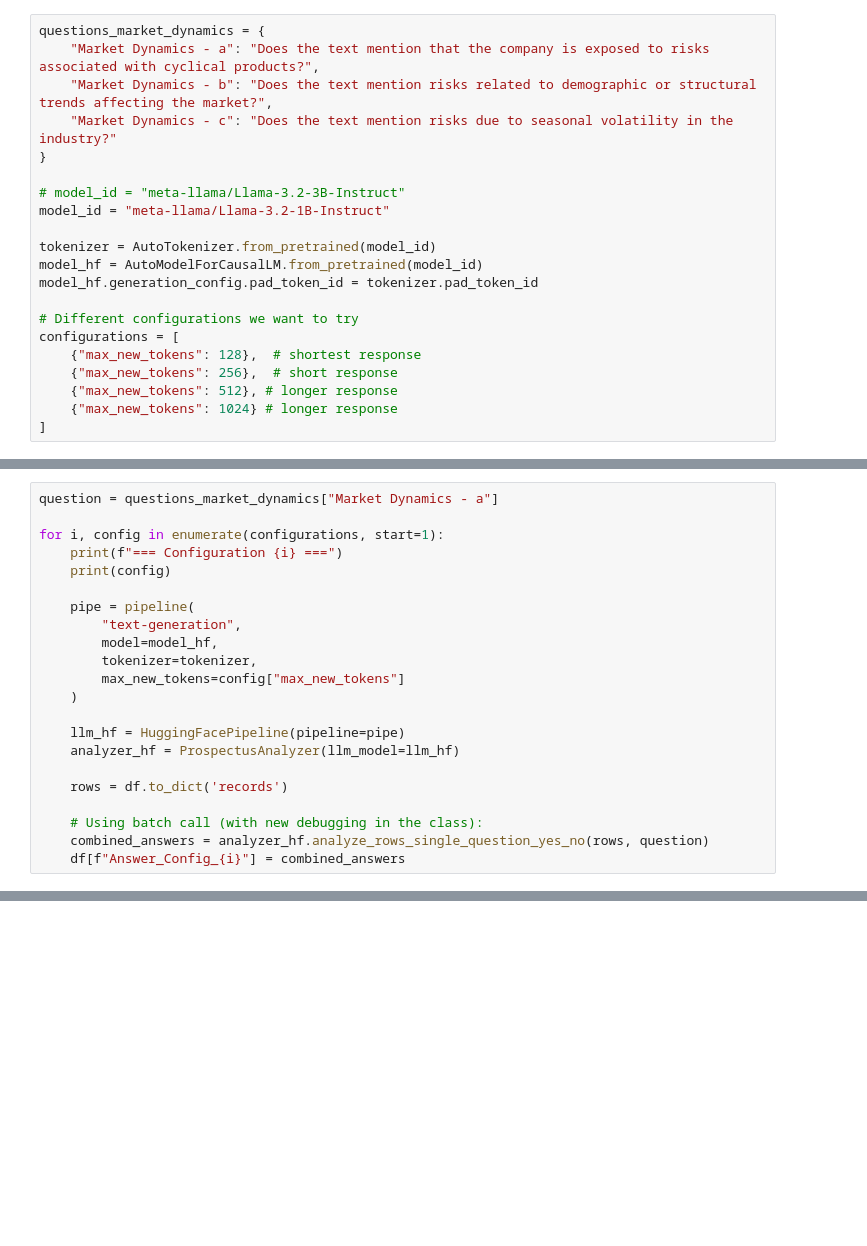
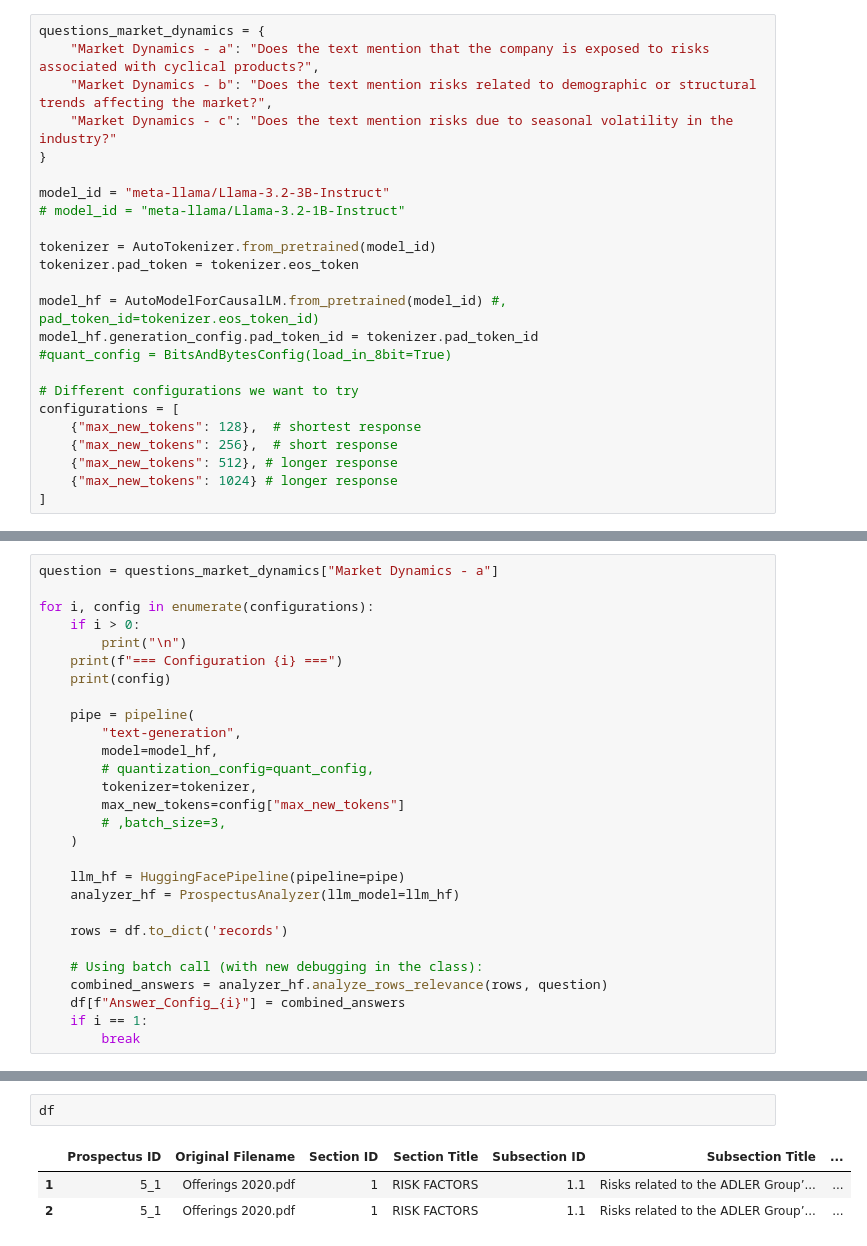
Before and after one commit to pierrehogenhaug/mester, a Jupyter notebook: notebooks/llm_pipeline.ipynb, the cells around one changed output, grey strips where cells are left out. Cells and saved outputs as stored; diff of their text form; blank space fills up the shorter version.

```diff
--- a/notebooks/llm_pipeline.ipynb
+++ b/notebooks/llm_pipeline.ipynb
@@ -36,12 +38,15 @@ questions_market_dynamics = {
     "Market Dynamics - c": "Does the text mention risks due to seasonal volatility in the industry?"
 }
 
-# model_id = "meta-llama/Llama-3.2-3B-Instruct"
-model_id = "meta-llama/Llama-3.2-1B-Instruct"
+model_id = "meta-llama/Llama-3.2-3B-Instruct"
+# model_id = "meta-llama/Llama-3.2-1B-Instruct"
 
 tokenizer = AutoTokenizer.from_pretrained(model_id)
-model_hf = AutoModelForCausalLM.from_pretrained(model_id)
+tokenizer.pad_token = tokenizer.eos_token
+
+model_hf = AutoModelForCausalLM.from_pretrained(model_id) #, pad_token_id=tokenizer.eos_token_id)
 model_hf.generation_config.pad_token_id = tokenizer.pad_token_id
+#quant_config = BitsAndBytesConfig(load_in_8bit=True)
 
 # Different configurations we want to try
 configurations = [
@@ -53,15 +79,19 @@ configurations = [
 # %%
 question = questions_market_dynamics["Market Dynamics - a"]
 
-for i, config in enumerate(configurations, start=1):
+for i, config in enumerate(configurations):
+    if i > 0:
+        print("\n")
     print(f"=== Configuration {i} ===")
     print(config)
 
     pipe = pipeline(
         "text-generation",
         model=model_hf,
+        # quantization_config=quant_config,
         tokenizer=tokenizer,
         max_new_tokens=config["max_new_tokens"]
+        # ,batch_size=3,
     )
 
     llm_hf = HuggingFacePipeline(pipeline=pipe)
@@ -70,6 +100,8 @@ for i, config in enumerate(configurations, start=1):
     rows = df.to_dict('records')
 
     # Using batch call (with new debugging in the class):
-    combined_answers = analyzer_hf.analyze_rows_single_question_yes_no(rows, question)
+    combined_answers = analyzer_hf.analyze_rows_relevance(rows, question)
     df[f"Answer_Config_{i}"] = combined_answers
+    if i == 1:
+        break
 # %% [output]
@@ -96,0 +112,6 @@ KeyboardInterrupt:
+# %%
+df
+# %% [output]
+|  | Prospectus ID | Original Filename | Section ID | Section Title | Subsection ID | Subsection Title | ... |
+| 1 | 5_1 | Offerings 2020.pdf | 1 | RISK FACTORS | 1.1 | Risks related to the ADLER Group’... | ... |
+| 2 | 5_1 | Offerings 2020.pdf | 1 | RISK FACTORS | 1.1 | Risks related to the ADLER Group’... | ... |
```
Also changed, not shown: parts of 6 cells of this notebook, 2 other files.
